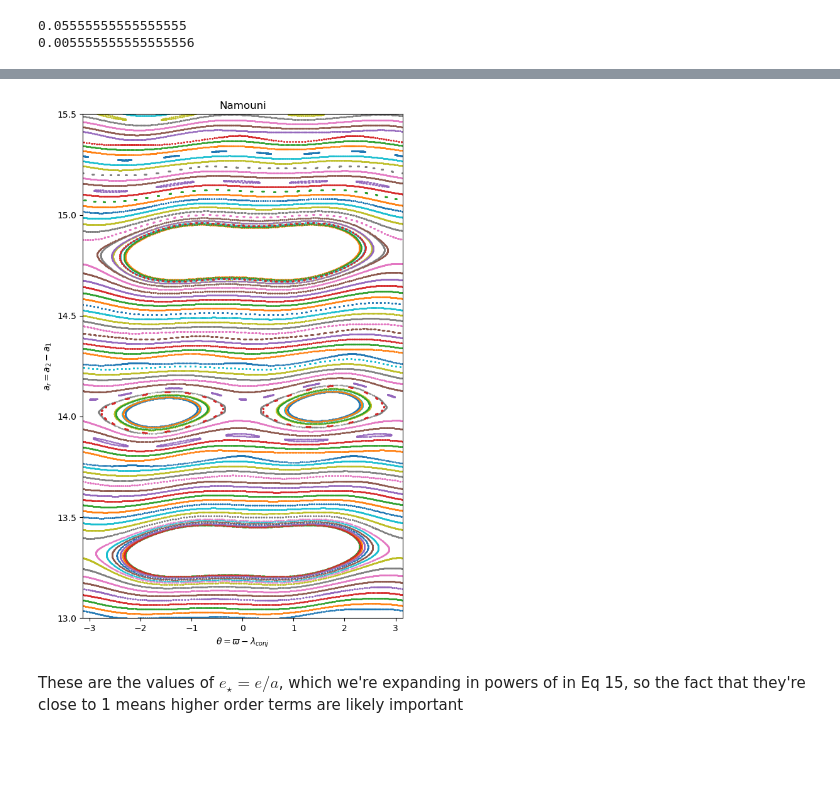
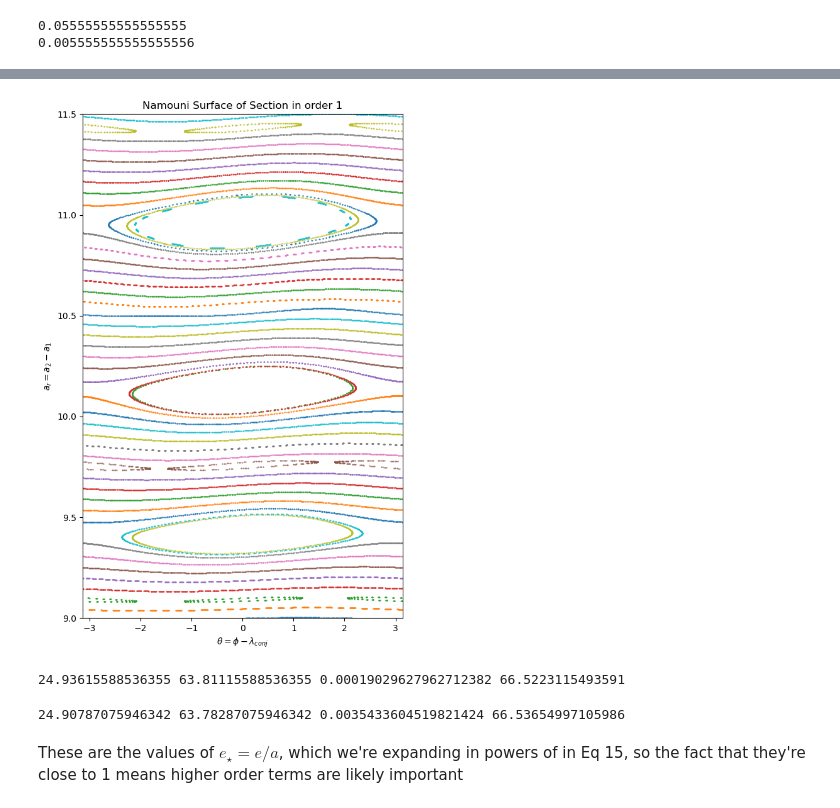
Before and after one commit to Supa-wich/3brproject, a Jupyter notebook: namouni_section_inoutpair_Dan.ipynb, the cells around one changed output, grey strips where cells are left out. Drawn from its saved outputs; the diff is of its cells as text; code cells hidden in the pictures; blank space fills up the shorter version.

Commit message:
add nbody cateye plotter and 10th order mapping

```diff
--- a/namouni_section_inoutpair_Dan.ipynb
+++ b/namouni_section_inoutpair_Dan.ipynb
@@ -337,19 +463,23 @@ def runmap(I0, K0, phi0, lambda0, Nconj, order):
     for i in range(Nconj):
         if order==1:
             Is[i+1], Ks[i+1], phis[i+1], lambdas[i+1], hs[i+1], ks[i+1] = namouni_fo_step(Is[i], Ks[i], phis[i], lambdas[i], ar0, ind)
-        else:
-            Is[i+1], Ks[i+1], phis[i+1], lambdas[i+1], hs[i+1], ks[i+1] = namouni_so_step(Is[i], Ks[i], phis[i], lambdas[i], ar0, ind)
-
+        elif order==2:
+            Is[i+1], Ks[i+1], phis[i+1], lambdas[i+1], hs[i+1], ks[i+1] = namouni_so_step_iter(Is[i], Ks[i], phis[i], lambdas[i], ar0, ind)
+        elif order==4:
+            Is[i+1], Ks[i+1], phis[i+1], lambdas[i+1], hs[i+1], ks[i+1] = namouni_4o_step(Is[i], Ks[i], phis[i], lambdas[i], ar0, ind)
+        elif order==10:
+            Is[i+1], Ks[i+1], phis[i+1], lambdas[i+1], hs[i+1], ks[i+1] = namouni_10o_step(Is[i], Ks[i], phis[i], lambdas[i], ar0, ind)
     return Is, Ks, phis, lambdas, hs, ks
 # %%
-lambda0 = 2.3
-phi0 = 0
-I0 = 7**2/2 #in Namouni paper
+lambda0 = 0
+phi0 = 2.1
+I0 = 1**2/2 #in Namouni paper
 epsilon = 5e-3
 
 #print(3/8*ar0_list[0]**2-I_list[0])
-Na = 100 # number of original a values
-ar0_list = np.linspace(13, 15.5, Na) # np.linspace(13.33447880751, 13.3345, Na) # list of a = a2-a1 values
+Na = 50 # number of original a values
+ar0_list = np.linspace(9, 11.5, Na)
+#ar0_list = np.linspace(13.33447880751,  15.5, Na) # list of a = a2-a1 values
 K0_list = 3/8*ar0_list**2
 C = K0_list[0]-I0 # conserved quantity
 I_list = K0_list - C #for the same conserved quantity
@@ -385,39 +515,63 @@ theta_conj = np.zeros((len(ar0_list), Nconj))
 #         arn = np.sqrt(8/3*Kn)
 
 ar_conj = np.zeros((len(ar0_list), Nconj+1))
 theta_conj = np.zeros((len(ar0_list), Nconj+1))
 K_conj = np.zeros((len(ar0_list), Nconj+1))
 I_conj = np.zeros((len(ar0_list), Nconj+1))
 for i, ar in enumerate(ar0_list):
     I0 = I_list[i]
     # initial conditions
     K0 = 3/8*ar**2
     #integrating
-    Is, Ks, phis, lambdas, hs, ks = runmap(I0, K0, phi0, lambda0, Nconj, 2)
+    Is, Ks, phis, lambdas, hs, ks = runmap(I0, K0, phi0, lambda0, Nconj, order)
     thetas = (phis-lambdas+np.pi) % (2*np.pi) - np.pi
     #thetas = np.where(thetas>np.pi, thetas - 2*np.pi, thetas)
     ar_conj[i,:] = np.sqrt(8/3*Ks)
     theta_conj[i,:] = thetas
     I_conj[i,:] = Is
     K_conj[i,:] = Ks
 
 #  plot
 acol = ar0_list.reshape((Na, -1)) # column vector
 a_arr = np.tile(acol, Nconj)
 fig, ax = plt.subplots(figsize=(6,9))
 ax.plot(theta_conj.T, ar_conj.T, '.', markersize=1)
-ax.set_xlabel(r'$\theta = \varpi- \lambda_{conj}$')
+ax.set_xlabel(r'$\theta = \phi- \lambda_{conj}$')
 ax.set_ylabel('$a_r = a_2 - a_1$')
-ax.set_title('Namouni')
+ax.set_title(f'Namouni Surface of Section in order {order}')
 # ax.set_xlim(-np.pi, np.pi)
 ax.set_xlim(-np.pi, np.pi)
-ax.set_ylim(13,15.5)
+ax.set_ylim(9,11.5)
+#ax.set_ylim(13.33447880751,  15.5)
 #ax.axvline(.0026987345)
 fig.tight_layout()
 
-fig.savefig('namouni_cateye.png')
+fig.savefig(f'namouni_cateye_dan_{order}o_01Hill.png')
 # %% [output]
-[figure, old version]
+[figure, new version]
+# %%
+In = I_list[0]
+Kn = 3/8*ar0_list[0]**2
+phin = phi0
+lambdan = lambda0
+ar0 = ar0_list[0]
+Inp1, Knp1, phinp1, lambdanp1, hnp1, knp1 = namouni_10o_step(In, Kn, phin, lambdan, ar0, ind)
+print(Inp1, Knp1, phinp1, lambdanp1)
+# %% [output]
+24.93615588536355 63.81115588536355 0.00019029627962712382 66.5223115493591
+# %%
+# W310 = .1430675142
+# W4phi = -3/8
+
+In = I_list[0]
+Kn = 3/8*ar0_list[0]**2
+phin = phi0
+lambdan = lambda0
+ar0 = ar0_list[0]
+Inp1_analytic, Knp1, phinp1, lambdanp1 = namouni_o4_step_lizzy(In, Kn, lambdan, phin, ar0)
+print(Inp1_analytic, Knp1, phinp1, lambdanp1)
+# %% [output]
+24.90787075946342 63.78287075946342 0.0035433604519821424 66.53654997105986
 # %% [markdown]
 These are the values of $e_\star = e/a$, which we're expanding in powers of in Eq 15, so the fact that they're close to 1 means higher order terms are likely important
 # %%
```
Also changed, not shown: parts of 11 cells of this notebook, 1 other file.
